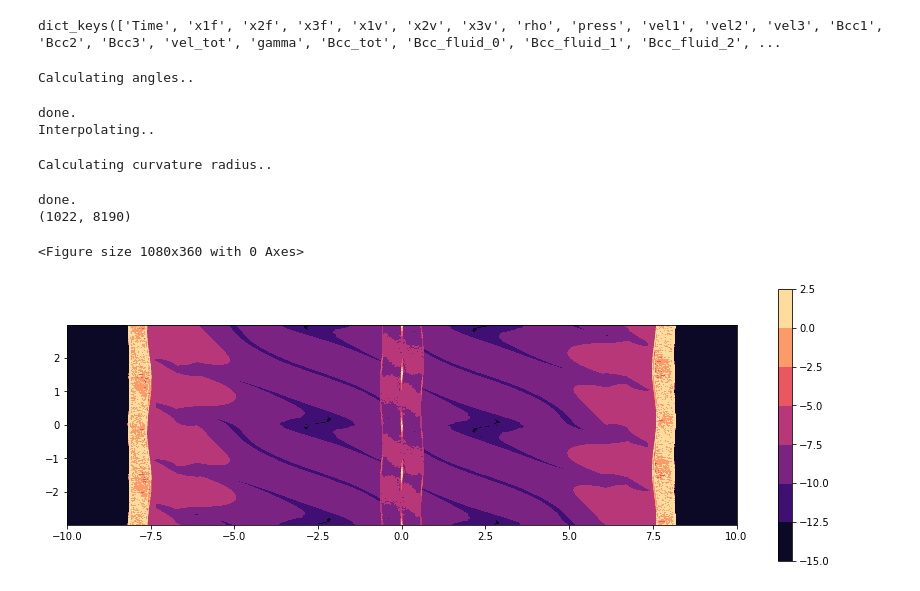
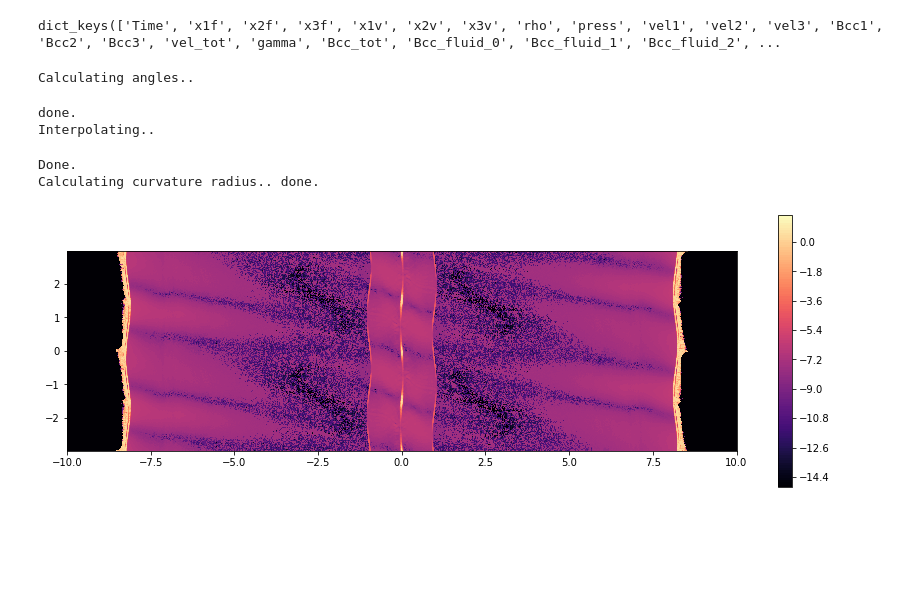
Before and after one commit to ppjanka/Corrugated_internal_shocks, a Jupyter notebook: bin_paper1/polarization_diagnostics.ipynb, the cells around one changed output. Saved outputs shown, nothing was run; the diff lists cells and outputs as text; code cells hidden in the pictures; blank space fills up the shorter version.

Commit message:
Added Bfield curvature analysis to diagnostics.

```diff
--- a/bin_paper1/polarization_diagnostics.ipynb
+++ b/bin_paper1/polarization_diagnostics.ipynb
@@ -12,5 +33,5 @@ if nproc > 1:
 # %%
-with open('/DATA/Dropbox/LOOTRPV/astro_projects/2020_IntSh2/athena4p2/bin_paper1/corrT2_press/prod1_corr_ampl/results_corr1ampl20/joined_vtk/IntSh2-p1.0058.vtk.pkl', 'rb') as f:
+with open('/DATA/Dropbox/LOOTRPV/astro_projects/2020_IntSh2/athena4p2/bin_paper1/corrT2_press/prod1_corr_ampl/results_corr1ampl20/joined_vtk/IntSh2-p1.0067.vtk.pkl', 'rb') as f:
     data = pkl.load(f)[0]
 # %%
 data.keys()
@@ -75,14 +96,17 @@ def _bfield_angles (bfield, bfield_phi):
         ) / np.sqrt(np.sum(bfield_here**2, -1) * np.sum(bfield_rolled**2, -1))
     )
     bfield_angles = np.transpose(np.swapaxes(bfield_angles, 0,-1), (1,0,2))
+
+    # clean up and return
+    del direction_idxs, shift_vectors, indices, rolled_indices, bfield_rolled, bfield_here
     return direction_distances, bfield_angles
 
 def bfield_curvature (data):
     # collect bfields as vectors
     bfield = np.swapaxes(np.array((
-        data['Bcc_fluid_1'],
-        data['Bcc_fluid_2'],
-        #data['Bcc_fluid_3'], # == 0
+        data['Bcc1'],
+        data['Bcc2'],
+        #data['Bcc3'], # == 0
     )), 0,-1)
     # at each cell, collect angles between the cell's Bfield direction, and Bfield directions in the neighbouring cells
     print('Calculating angles.. ', end='', flush=True)
@@ -98,6 +122,7 @@ def bfield_curvature (data):
     c = y[...,0] - a*x[...,0]**2 - b*x[...,0]
     bfield_rotation = c
     del bfield, direction_distance, bfield_angles, x,y, a,b
+    print('Done.', flush=True)
     print('Calculating curvature radius.. ', end='', flush=True)
     # we also need a length scale, we take it from the square-neighbourhood of our bfield
     vectors = np.stack((
@@ -117,6 +142,8 @@ def bfield_curvature (data):
     curvature = bfield_rotation / length
     print('done.', flush=True)
 
+    # clean up and return
+    del bfield_phi, c, length
     return np.transpose(curvature)
 # %%
 curvature = bfield_curvature(data)
@@ -124,21 +151,31 @@ curvature = bfield_curvature(data)
 Calculating angles..
 done.
 Interpolating..
-Calculating curvature radius..
+Done.
+Calculating curvature radius.. done.
-done.
-(1022, 8190)
 # %%
+if False:
+    curvature_to_plot = gaussian_filter(
+        np.where(
+            curvature > np.exp(-15),
+            np.log(curvature), -15
+        ), 1, mode='wrap'
+    )
+else:
+    curvature_to_plot = np.where(
+        curvature > np.exp(-15),
+        np.log(curvature), -15
+    )
+
 plt.figure(figsize=(15,5))
 plt.contourf(
     data['x1v'][1:-1], data['x2v'][1:-1],
-    np.where(curvature > np.exp(-15), np.log(curvature), -15),
-    vlim=(-15,0),
-    bins=128,
+    curvature_to_plot,
+    128,
     cmap='magma')
 plt.xlim(-10,10)
 plt.gca().set_aspect(1)
 plt.colorbar()
 plt.show(); plt.close()
 # %% [output]
-<Figure size 1080x360 with 0 Axes>
-[figure, old version]
+[figure, new version]
```
Also changed, not shown: parts of 6 cells of this notebook, 2 other files.
